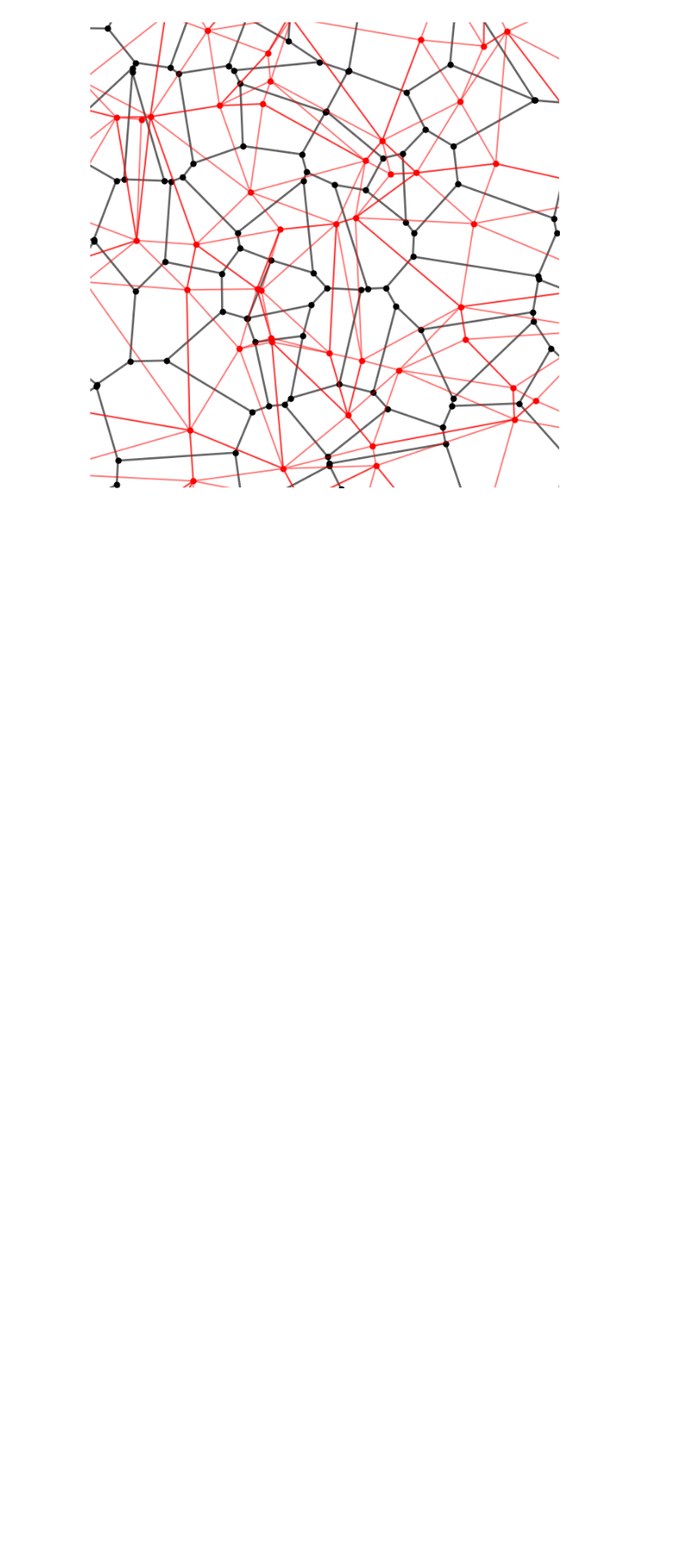
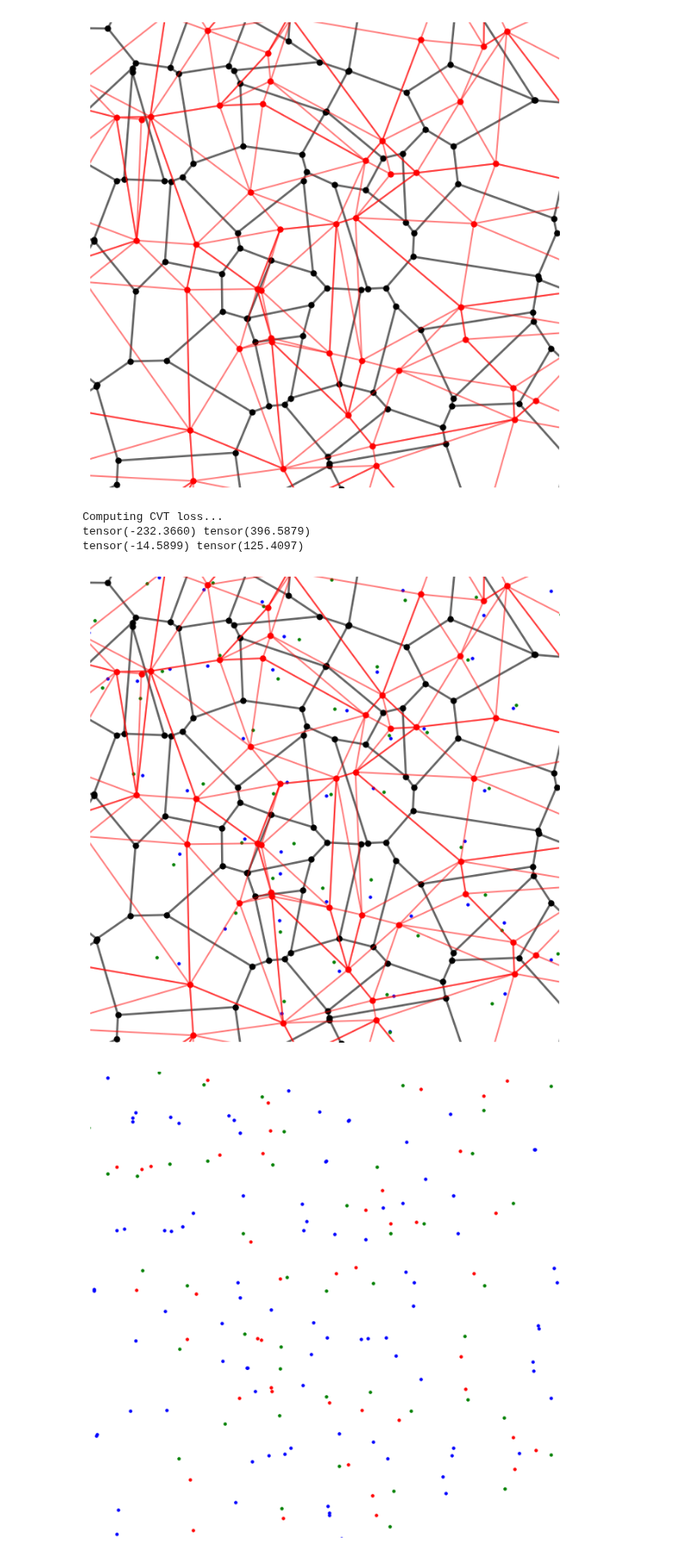
Before and after one commit to tiwylli/DCCVT, a Jupyter notebook: figures-voronoi.ipynb, the cells around one changed output. Shown at 86% size. Drawn from its saved outputs; the diff is of its cells as text; code cells hidden in the pictures; blank space fills up the shorter version.

```diff
--- a/figures-voronoi.ipynb
+++ b/figures-voronoi.ipynb
@@ -57,3 +59,68 @@ def plot_voronoi_diagram(site_positions, output, aux_points=None):
 plot_voronoi_diagram(site_positions, 'voronoi_diagram.svg')
 # %% [output]
 [figure]
+# %%
+# Compute CVT loss
+def compute_cvt_loss(sites, d3d):
+    vertices = su.compute_vertices_2d_vectorized(sites, d3d)
+
+    # Concat sites and vertices to compute the Voronoi diagram
+    points = torch.concatenate((sites, vertices), axis=0)
+    d3dsimplices = Delaunay(points.detach().cpu().numpy()).simplices
+    d3dsimplices = torch.tensor(d3dsimplices, dtype=torch.int64, device=sites.device)
+
+    # Compute the areas of all simplices (in 2D triangles)
+    a = points[d3dsimplices[:, 0]]
+    b = points[d3dsimplices[:, 1]]
+    c = points[d3dsimplices[:, 2]]
+    # areas_simplices = torch.linalg.norm(torch.cross(b - a, c - a), dim=1) / 2.0
+    triangle_areas = torch.linalg.norm(b - a, dim=1) * torch.linalg.norm(c - a, dim=1) / 2.0
+    triangle_center = (a + b + c) / 3.0
+    # print(triangle_areas.shape, triangle_center.shape)
+
+    # Create a centroid for each sites
+    centroids = torch.zeros_like(sites)
+    areas = torch.zeros(sites.shape[0], dtype=torch.float32, device=sites.device)
+    for i in range(3):
+        # Filter simplices that are valid (i.e., not out of bounds)
+        # We assume that the first N points are the sites
+        mask = d3dsimplices[:, i] < sites.shape[0]
+        # Uses index_add for atomic addition
+        centroids.index_add_(0, d3dsimplices[mask, i], triangle_center[mask] * triangle_areas[mask].unsqueeze(1))
+        areas.index_add_(0, d3dsimplices[mask, i], triangle_areas[mask])
+    centroids /= areas.unsqueeze(1)
+
+    # print("Centroids shape:", centroids.shape)
+    # print("Sites shape:", sites.shape)
+    return centroids, vertices
+
+
+# Compute CVT loss
+site_positions_torch = torch.tensor(site_positions, dtype=torch.float32)
+d3dsimplices = Delaunay(site_positions_torch.detach().cpu().numpy()).simplices
+
+print("Computing CVT loss...")
+centroid, vertices = compute_cvt_loss(site_positions_torch, d3dsimplices)
+print(torch.min(vertices), torch.max(vertices))
+print(torch.min(centroid), torch.max(centroid))
+
+centroids_avg = lf.compute_voronoi_cell_centers_index_based_torch(site_positions_torch, None, d3dsimplices)
+
+plot_voronoi_diagram(site_positions, 'voronoi_diagram_with_cvt.svg', aux_points=centroid.detach().cpu().numpy(), aux_points2=centroids_avg.detach().cpu().numpy())
+
+# Scatter plot
+plt.figure(figsize=(8, 8))
+plt.scatter(site_positions[:, 0], site_positions[:, 1], c='red', s=5, label='Sites')
+plt.scatter(vertices.detach().cpu().numpy()[:, 0], vertices.detach().cpu().numpy()[:, 1], c='blue', s=5, label='Vertices')
+plt.scatter(centroid.detach().cpu().numpy()[:, 0], centroid.detach().cpu().numpy()[:, 1], c='green', s=5, label='Centroids')
+plt.xlim(20, 80)
+plt.ylim(20, 80)
+plt.axis('off')
+plt.savefig('cvt_centroids.svg', format='svg', bbox_inches='tight')
+plt.show()
+# %% [output]
+Computing CVT loss...
+tensor(-232.3660) tensor(396.5879)
+tensor(-14.5899) tensor(125.4097)
+[figure, added]
+[figure, added]
```
Also changed, not shown: parts of 5 cells of this notebook, 1 other file.
